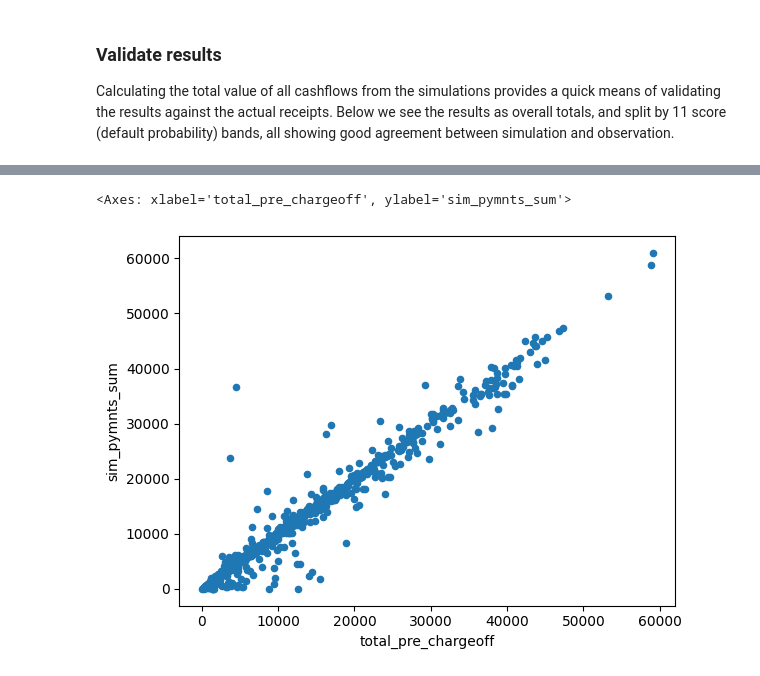
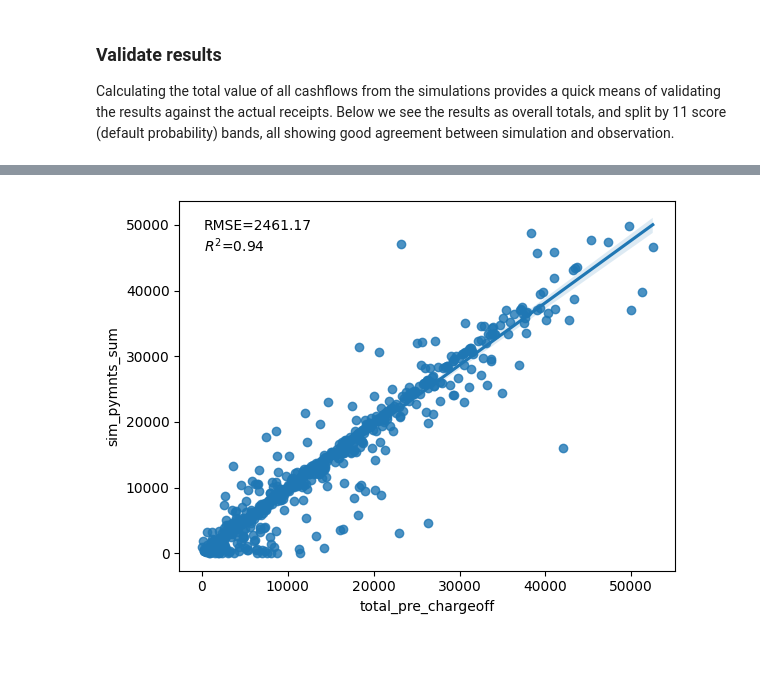
Before and after one commit to warner121/monteloanco, a Jupyter notebook: 05_simulate.ipynb, the cells around one changed output, grey strips where cells are left out. Saved outputs shown, nothing was run; the diff lists cells and outputs as text; code cells hidden in the pictures.

```diff
--- a/05_simulate.ipynb
+++ b/05_simulate.ipynb
@@ -133,6 +134,19 @@ sim_pymnts_sum         $1,174,771,760
 dtype: object
-# %%
-df.sample(1_000).plot.scatter('total_pre_chargeoff', 'sim_pymnts_sum')
-# %% [output]
-<Axes: xlabel='total_pre_chargeoff', ylabel='sim_pymnts_sum'>
-[figure, removed]
+# %%
+import numpy as np
+from sklearn.metrics import root_mean_squared_error, r2_score
+
+x = df['total_pre_chargeoff']
+y = df['sim_pymnts_sum']
+
+rmse = root_mean_squared_error(y, x)
+r2 = r2_score(y, x)
+
+sns.regplot(data=df.sample(1_000), x='total_pre_chargeoff', y='sim_pymnts_sum', ci=95)
+
+plt.text(0.05, 0.95, f"RMSE={rmse:.2f}\n$R^2$={r2:.2f}",
+         transform=plt.gca().transAxes, va='top')
+
+plt.show()
+# %% [output]
+[figure, added]
```
Also changed, not shown: parts of 4 cells of this notebook, 6 other files.
